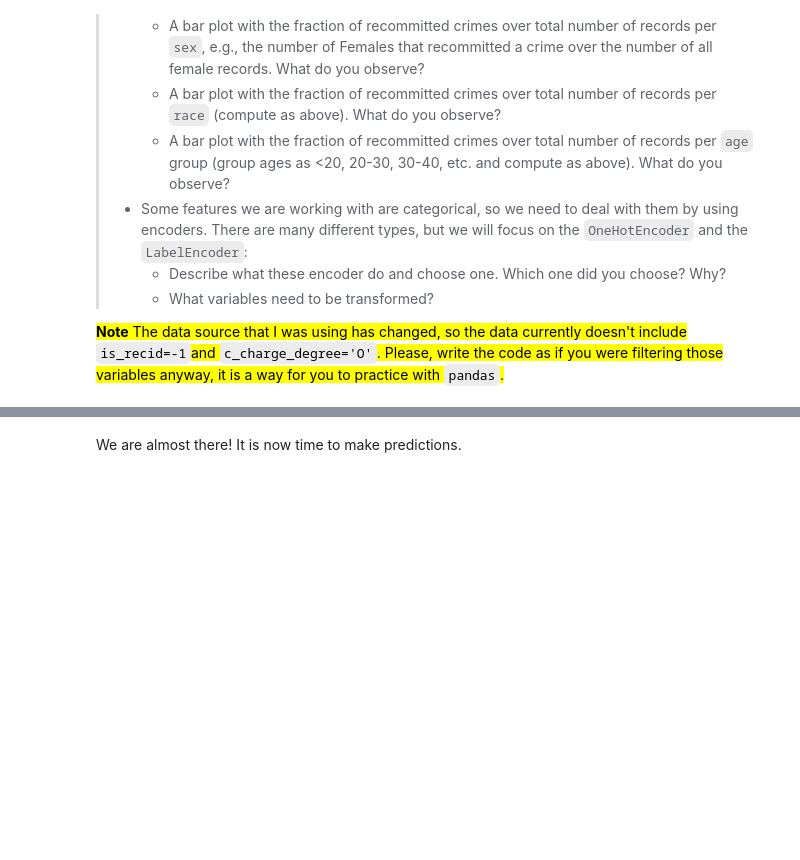
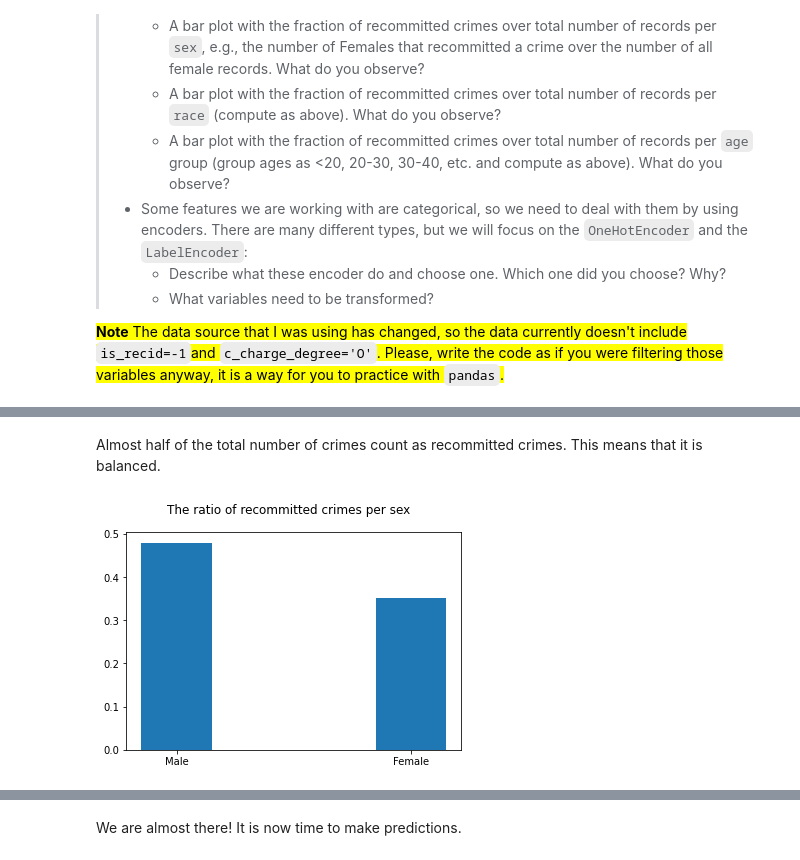
Before and after one commit to eperst/socialdata2022, a Jupyter notebook: lectures/Week6.ipynb, the cells around one changed output, grey strips where cells are left out. Saved outputs shown, nothing was run; the diff lists cells and outputs as text; code cells hidden in the pictures; blank space fills up the shorter version.

```diff
--- a/lectures/Week6.ipynb
+++ b/lectures/Week6.ipynb
@@ -118,0 +154,10 @@ At the beginning, I wanted you to embed everything into a unique pipeline. I lat
+# %% [markdown]
+Almost half of the total number of crimes count as recommitted crimes. This means that it is balanced.
+# %%
+all_by_category = preprocessed.sex.value_counts()
+ratio = preprocessed.query("two_year_recid == 1").sex.value_counts() / all_by_category
+plt.bar(ratio.index, ratio.values, width=.3)
+plt.suptitle("The ratio of recommitted crimes per sex")
+plt.show()
+# %% [output]
+[figure, added]
```
Also changed, not shown: parts of 15 cells of this notebook.
